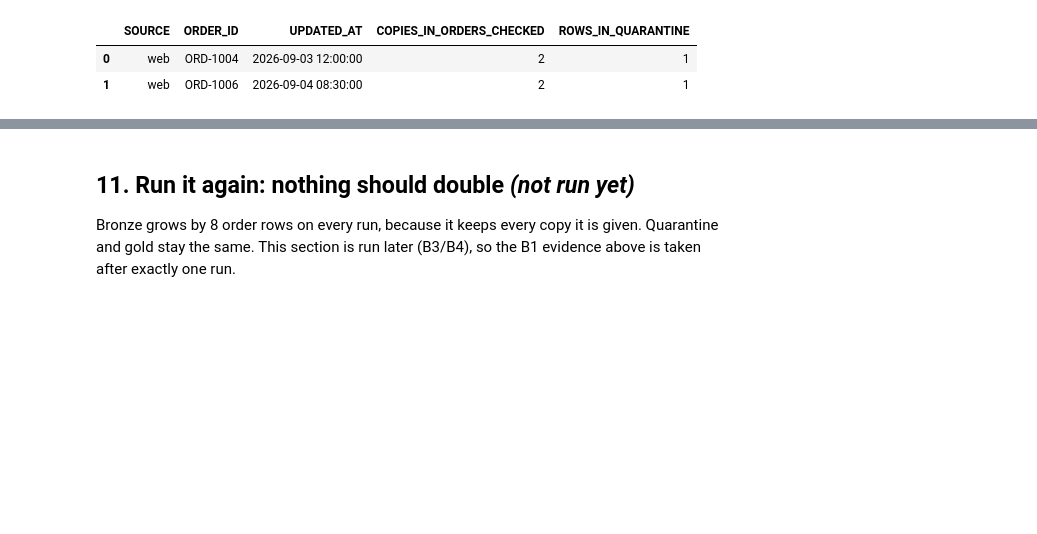
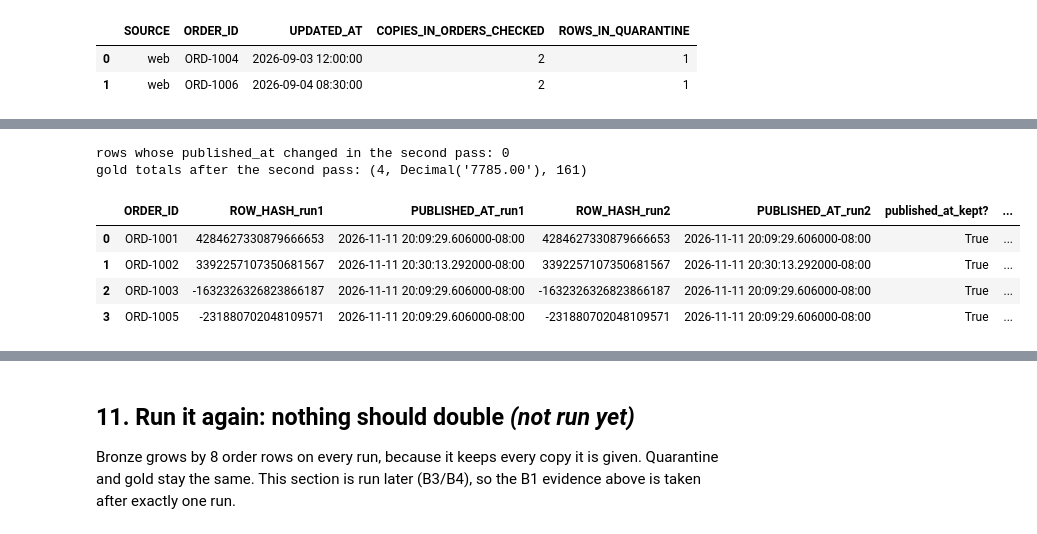
Before and after one commit to Ravikumar-2016/freshcart-pipelines, a Jupyter notebook: elt/freshcart_elt.ipynb, the cells around one changed output, grey strips where cells are left out. Drawn from its saved outputs; the diff is of its cells as text; code cells hidden in the pictures; blank space fills up the shorter version.

```diff
--- a/elt/freshcart_elt.ipynb
+++ b/elt/freshcart_elt.ipynb
@@ -408,0 +536,19 @@ copies of each rejected record in silver.orders_checked vs quarantine.orders:
+# %%
+gold_mid = fc.show("SELECT order_id, row_hash, published_at FROM gold.fct_orders ORDER BY order_id")
+fc.run_sql(fc.SQL_30_CUSTOMERS_SCD2)
+fc.run_sql(fc.SQL_40_GOLD)
+gold_again = fc.show("SELECT order_id, row_hash, published_at FROM gold.fct_orders ORDER BY order_id")
+idem = gold_mid.merge(gold_again, on="ORDER_ID", suffixes=("_run1", "_run2"))
+idem["published_at_kept?"] = idem["PUBLISHED_AT_run1"] == idem["PUBLISHED_AT_run2"]
+idem["row_hash_same?"] = idem["ROW_HASH_run1"] == idem["ROW_HASH_run2"]
+print("rows whose published_at changed in the second pass:", int((~idem["published_at_kept?"]).sum()))
+print("gold totals after the second pass:", fc.query("SELECT COUNT(*), SUM(amount_inr), SUM(loyalty_points) FROM gold.fct_orders")[0])
+idem
+# %% [output]
+rows whose published_at changed in the second pass: 0
+gold totals after the second pass: (4, Decimal('7785.00'), 161)
+|  | ORDER_ID | ROW_HASH_run1 | PUBLISHED_AT_run1 | ROW_HASH_run2 | PUBLISHED_AT_run2 | published_at_kept? | ... |
+| 0 | ORD-1001 | 4284627330879666653 | 2026-11-11 20:09:29.606000-08:00 | 4284627330879666653 | 2026-11-11 20:09:29.606000-08:00 | True | ... |
+| 1 | ORD-1002 | 3392257107350681567 | 2026-11-11 20:30:13.292000-08:00 | 3392257107350681567 | 2026-11-11 20:30:13.292000-08:00 | True | ... |
+| 2 | ORD-1003 | -1632326326823866187 | 2026-11-11 20:09:29.606000-08:00 | -1632326326823866187 | 2026-11-11 20:09:29.606000-08:00 | True | ... |
+| 3 | ORD-1005 | -231880702048109571 | 2026-11-11 20:09:29.606000-08:00 | -231880702048109571 | 2026-11-11 20:09:29.606000-08:00 | True | ... |
```
Also changed, not shown: parts of 12 cells of this notebook, 8 other files.
